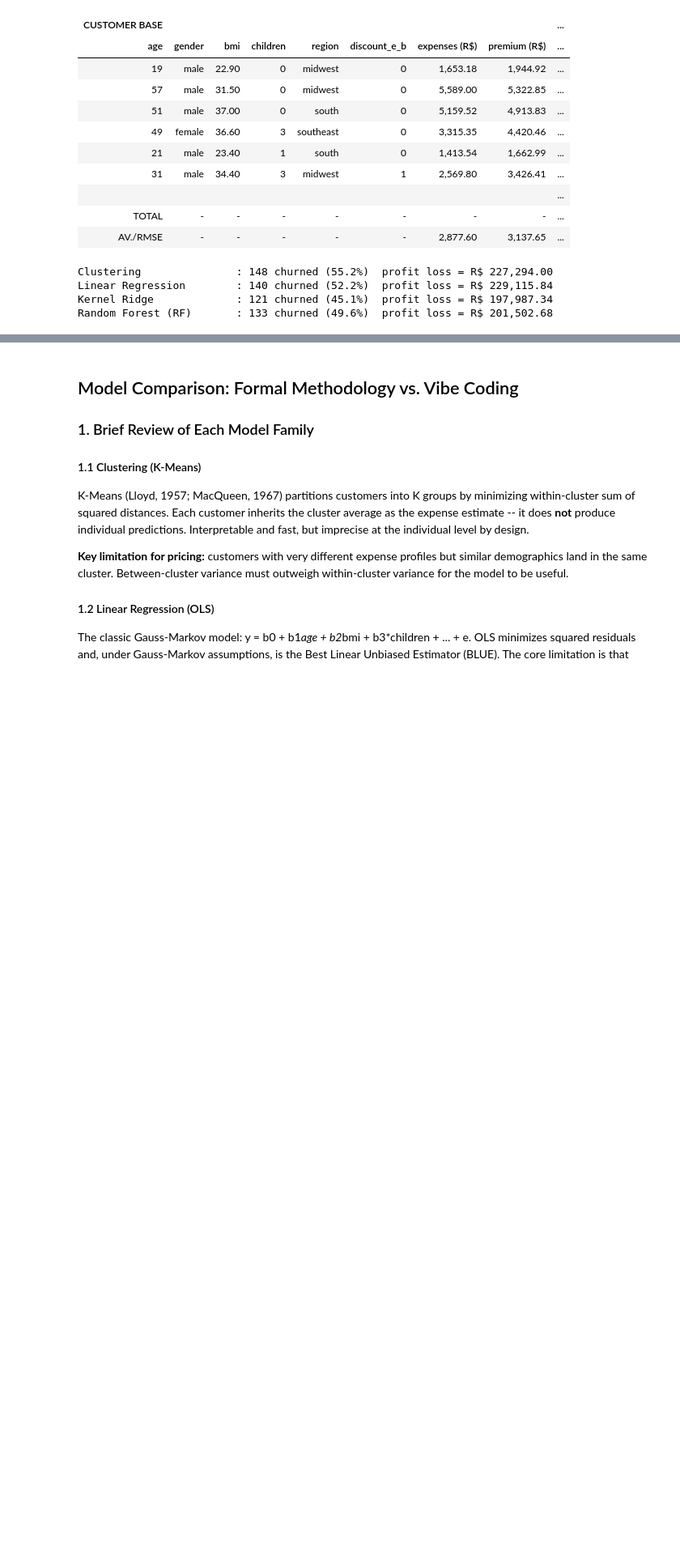
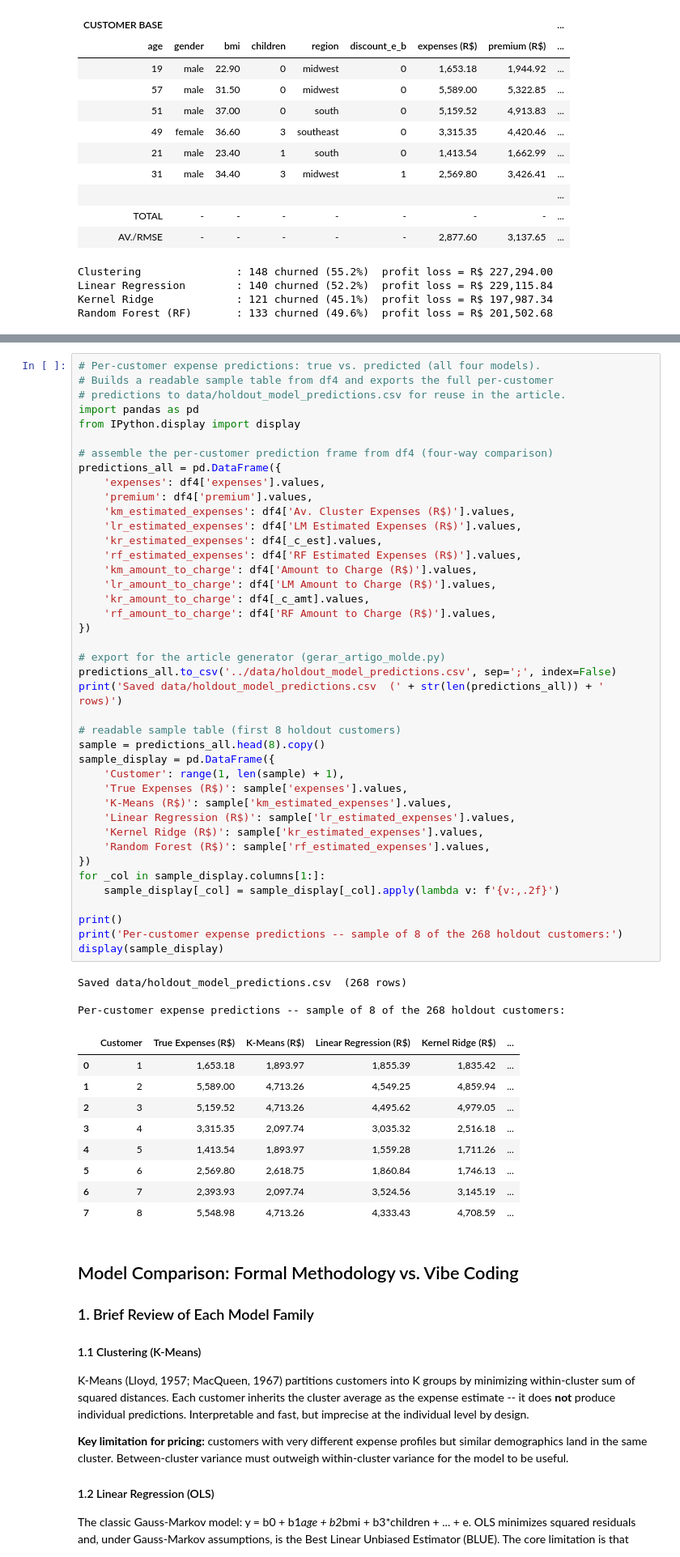
Before and after one commit to renancaetan0/prediction_methods_health_insurance, a Jupyter notebook: notebooks/prediction_methods_health_insurance.ipynb, the cells around one changed output, grey strips where cells are left out. Shown at 81% size. Drawn from its saved outputs; the diff is of its cells as text; blank space fills up the shorter version.

```diff
--- a/notebooks/prediction_methods_health_insurance.ipynb
+++ b/notebooks/prediction_methods_health_insurance.ipynb
@@ -7214,3 +7223,57 @@ Random Forest (RF)       : 133 churned (49.6%)  profit loss = R$ 201,502.68
+# %%
+# Per-customer expense predictions: true vs. predicted (all four models).
+# Builds a readable sample table from df4 and exports the full per-customer
+# predictions to data/holdout_model_predictions.csv for reuse in the article.
+import pandas as pd
+from IPython.display import display
+
+# assemble the per-customer prediction frame from df4 (four-way comparison)
+predictions_all = pd.DataFrame({
+    'expenses': df4['expenses'].values,
+    'premium': df4['premium'].values,
+    'km_estimated_expenses': df4['Av. Cluster Expenses (R$)'].values,
+    'lr_estimated_expenses': df4['LM Estimated Expenses (R$)'].values,
+    'kr_estimated_expenses': df4[_c_est].values,
+    'rf_estimated_expenses': df4['RF Estimated Expenses (R$)'].values,
+    'km_amount_to_charge': df4['Amount to Charge (R$)'].values,
+    'lr_amount_to_charge': df4['LM Amount to Charge (R$)'].values,
+    'kr_amount_to_charge': df4[_c_amt].values,
+    'rf_amount_to_charge': df4['RF Amount to Charge (R$)'].values,
+})
+
+# export for the article generator (gerar_artigo_molde.py)
+predictions_all.to_csv('../data/holdout_model_predictions.csv', sep=';', index=False)
+print('Saved data/holdout_model_predictions.csv  (' + str(len(predictions_all)) + ' rows)')
+
+# readable sample table (first 8 holdout customers)
+sample = predictions_all.head(8).copy()
+sample_display = pd.DataFrame({
+    'Customer': range(1, len(sample) + 1),
+    'True Expenses (R$)': sample['expenses'].values,
+    'K-Means (R$)': sample['km_estimated_expenses'].values,
+    'Linear Regression (R$)': sample['lr_estimated_expenses'].values,
+    'Kernel Ridge (R$)': sample['kr_estimated_expenses'].values,
+    'Random Forest (R$)': sample['rf_estimated_expenses'].values,
+})
+for _col in sample_display.columns[1:]:
+    sample_display[_col] = sample_display[_col].apply(lambda v: f'{v:,.2f}')
+
+print()
+print('Per-customer expense predictions -- sample of 8 of the 268 holdout customers:')
+display(sample_display)
+# %% [output]
+Saved data/holdout_model_predictions.csv  (268 rows)
+
+Per-customer expense predictions -- sample of 8 of the 268 holdout customers:
+|  | Customer | True Expenses (R$) | K-Means (R$) | Linear Regression (R$) | Kernel Ridge (R$) | ... |
+| 0 | 1 | 1,653.18 | 1,893.97 | 1,855.39 | 1,835.42 | ... |
+| 1 | 2 | 5,589.00 | 4,713.26 | 4,549.25 | 4,859.94 | ... |
+| 2 | 3 | 5,159.52 | 4,713.26 | 4,495.62 | 4,979.05 | ... |
+| 3 | 4 | 3,315.35 | 2,097.74 | 3,035.32 | 2,516.18 | ... |
+| 4 | 5 | 1,413.54 | 1,893.97 | 1,559.28 | 1,711.26 | ... |
+| 5 | 6 | 2,569.80 | 2,618.75 | 1,860.84 | 1,746.13 | ... |
+| 6 | 7 | 2,393.93 | 2,097.74 | 3,524.56 | 3,145.19 | ... |
+| 7 | 8 | 5,548.98 | 4,713.26 | 4,333.43 | 4,708.59 | ... |
 # %% [markdown]
 ## Model Comparison: Formal Methodology vs. Vibe Coding
 
```
Also changed, not shown: parts of 28 cells of this notebook, 1 other file.
